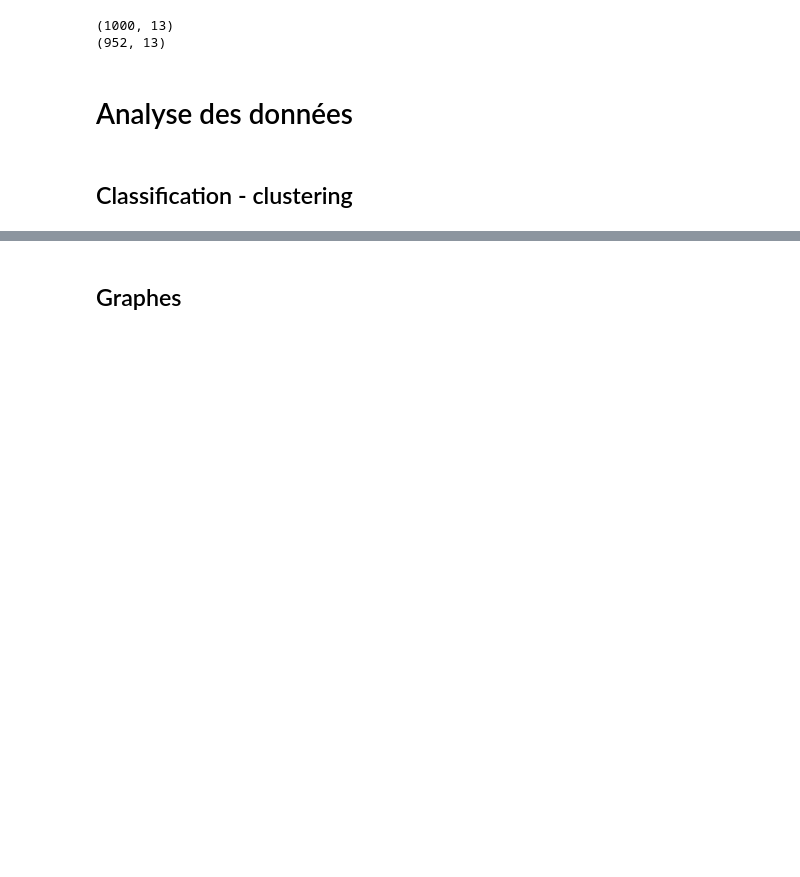
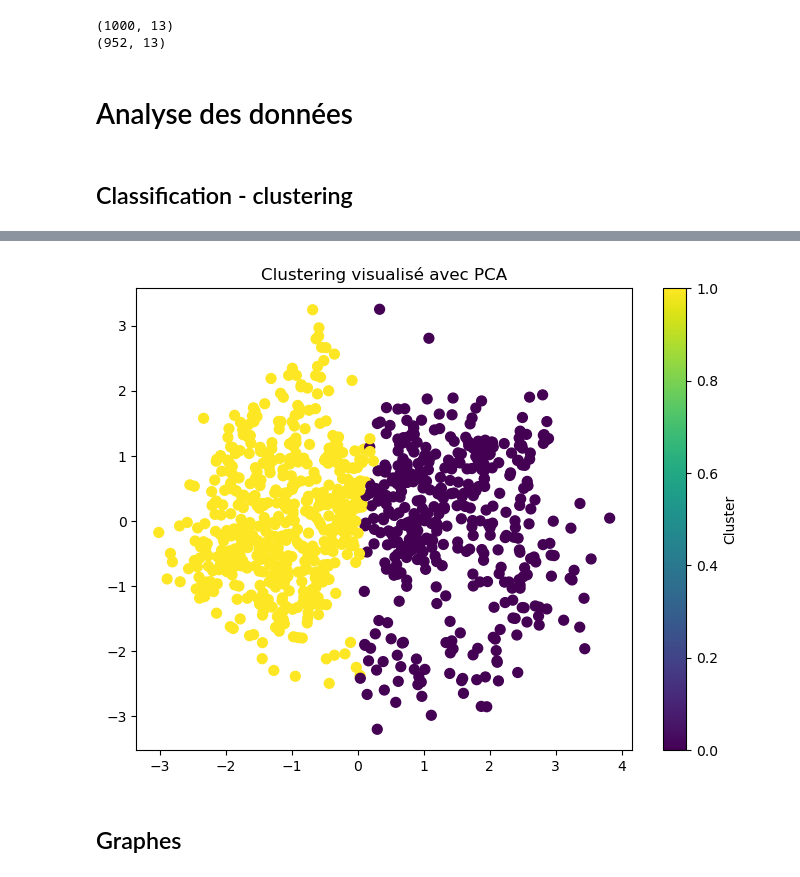
Before and after one commit to Runhilia/DataMining, a Jupyter notebook: projet.ipynb, the cells around one changed output, grey strips where cells are left out. Cells and saved outputs as stored; diff of their text form; code cells hidden in the pictures; blank space fills up the shorter version.

Commit message:
+clustering

```diff
--- a/projet.ipynb
+++ b/projet.ipynb
@@ -72,2 +69,40 @@ print(df_dropped.shape)
+# %%
+import pandas as pd
+from sklearn.preprocessing import OneHotEncoder, StandardScaler
+from sklearn.cluster import KMeans
+from sklearn.compose import ColumnTransformer
+from sklearn.decomposition import PCA
+
+def clustering(df):
+    cat_features = df.select_dtypes(include = ['object']).columns
+    num_features = df.select_dtypes(include = ['float64', 'int64']).columns
+
+    preprocessor = ColumnTransformer(
+    transformers=[
+        ('num', StandardScaler(), num_features),
+        ('cat', OneHotEncoder(), cat_features)
+    ])
+
+    data_preprocessed = preprocessor.fit_transform(df)
+
+    # Appliquer K-Means
+    kmeans = KMeans(n_clusters=2)
+    clusters = kmeans.fit_predict(data_preprocessed)
+    # plot
+    # Réduction de dimension avec PCA
+    pca = PCA(n_components=2)
+    reduced_data = pca.fit_transform(data_preprocessed)
+
+    # Affichage des clusters en 2D
+    plt.figure(figsize=(8,6))
+    plt.scatter(reduced_data[:, 0], reduced_data[:, 1], c=clusters, cmap='viridis', s=50)
+    plt.title('Clustering visualisé avec PCA')
+    plt.colorbar(label='Cluster')
+    plt.show()
+
+
+df = clustering(df_dropped)
+# %% [output]
+[figure, added]
 # %% [markdown]
 ## Graphes
```
Also changed, not shown: parts of 1 cell of this notebook.
